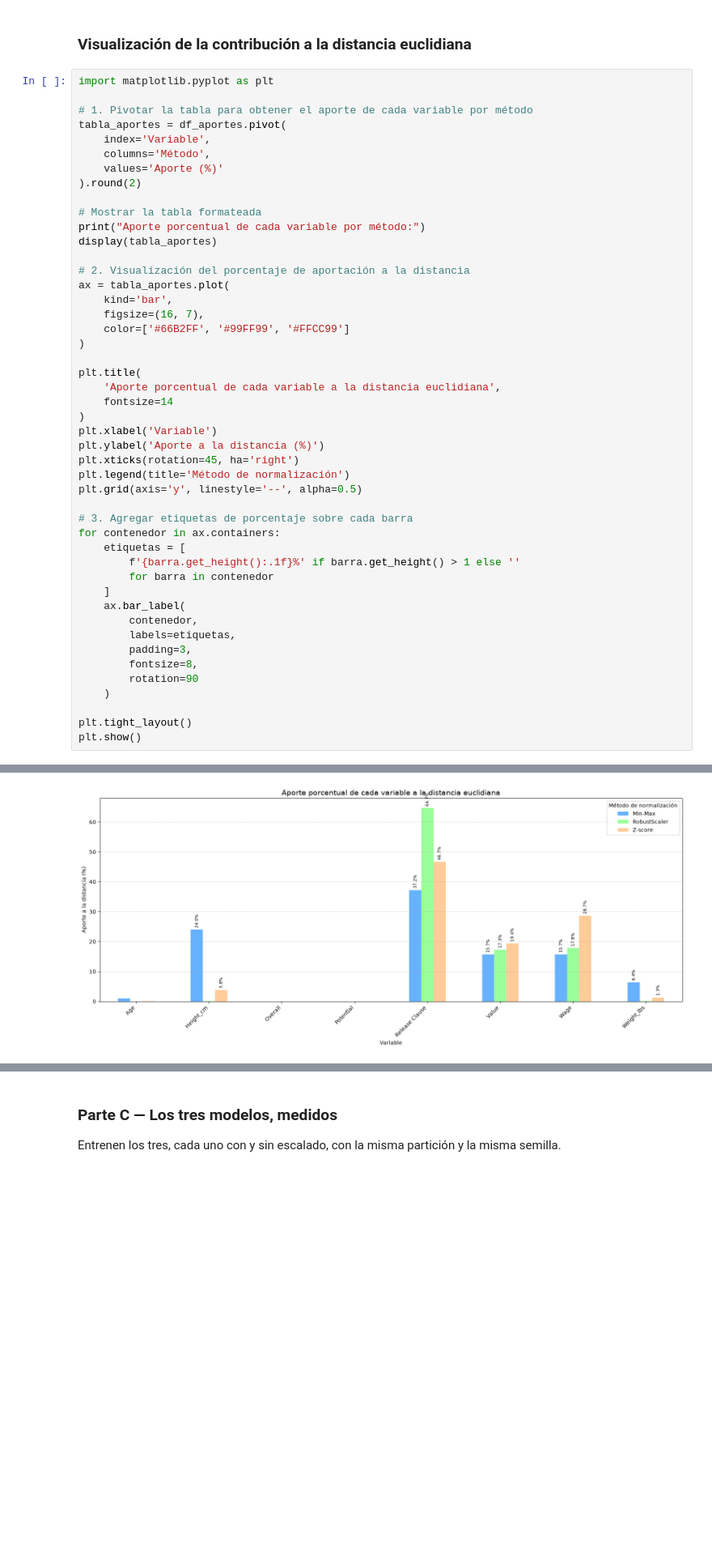
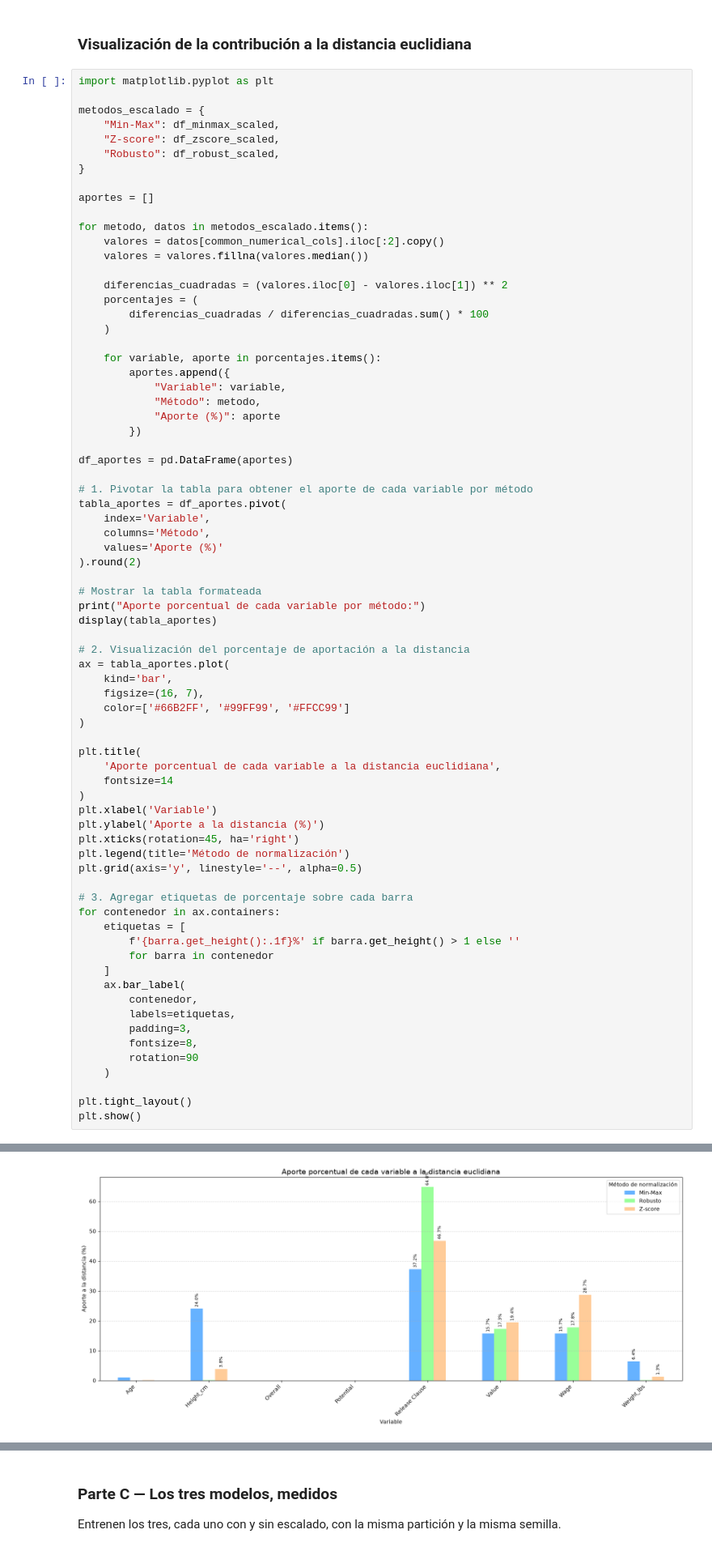
Before and after one commit to Racsok/mineria, a Jupyter notebook: analisis_datasets/analisis_dataset_FIFA.ipynb, the cells around one changed output, grey strips where cells are left out. Shown at 81% size. Drawn from its saved outputs; the diff is of its cells as text; blank space fills up the shorter version.

```diff
--- a/analisis_datasets/analisis_dataset_FIFA.ipynb
+++ b/analisis_datasets/analisis_dataset_FIFA.ipynb
@@ -1428,6 +1428,32 @@ A diferencia de Min-Max, Z-score y RobustScaler, la transformación logarítmica
 ### Visualización de la contribución a la distancia euclidiana
 # %%
 import matplotlib.pyplot as plt
+
+metodos_escalado = {
+    "Min-Max": df_minmax_scaled,
+    "Z-score": df_zscore_scaled,
+    "Robusto": df_robust_scaled,
+}
+
+aportes = []
+
+for metodo, datos in metodos_escalado.items():
+    valores = datos[common_numerical_cols].iloc[:2].copy()
+    valores = valores.fillna(valores.median())
+
+    diferencias_cuadradas = (valores.iloc[0] - valores.iloc[1]) ** 2
+    porcentajes = (
+        diferencias_cuadradas / diferencias_cuadradas.sum() * 100
+    )
+
+    for variable, aporte in porcentajes.items():
+        aportes.append({
+            "Variable": variable,
+            "Método": metodo,
+            "Aporte (%)": aporte
+        })
+
+df_aportes = pd.DataFrame(aportes)
 
 # 1. Pivotar la tabla para obtener el aporte de cada variable por método
 tabla_aportes = df_aportes.pivot(
@@ -1487,5 +1513,5 @@ Aporte porcentual de cada variable por método:
 | Weight_lbs | 6.39 | 0.05 | 1.29 |
-[figure, old version]
+[figure, new version]
 # %% [markdown]
 ### Interpretación
 
```
Also changed, not shown: parts of 15 cells of this notebook.
